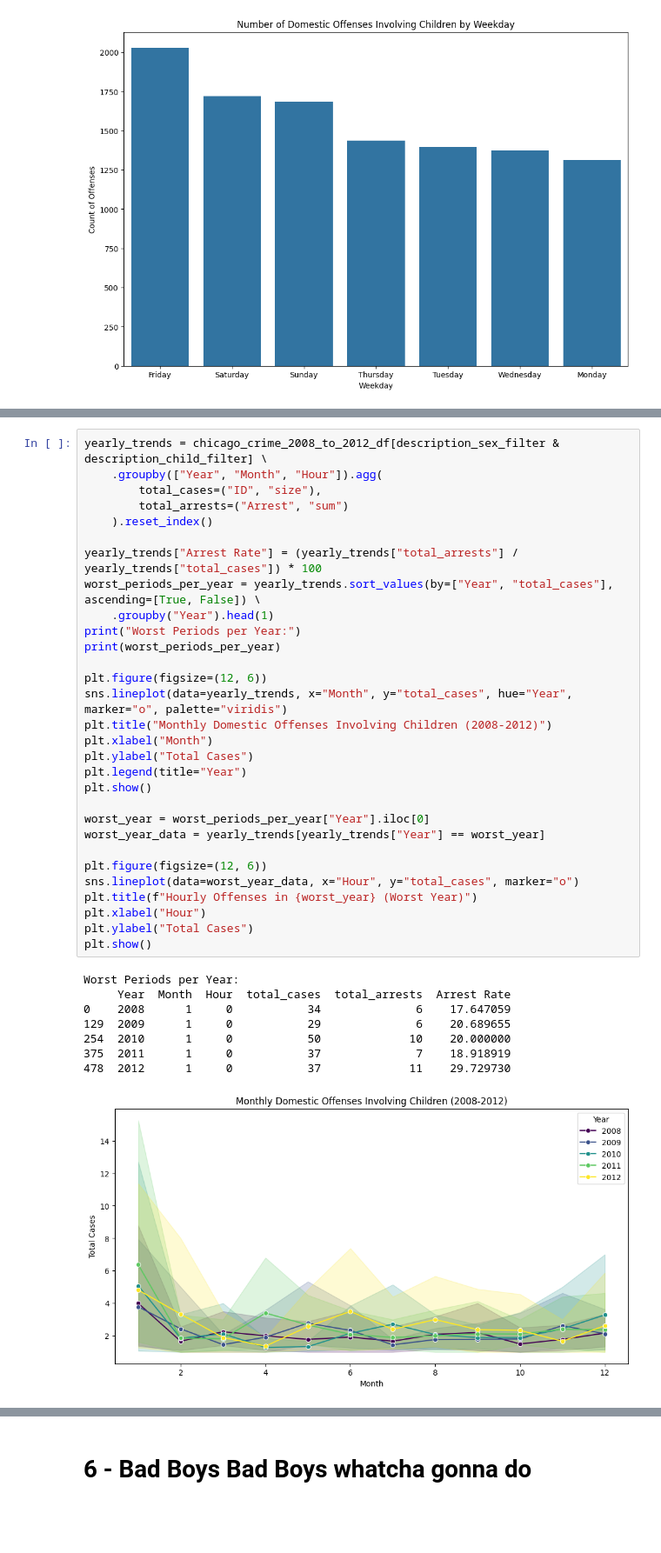
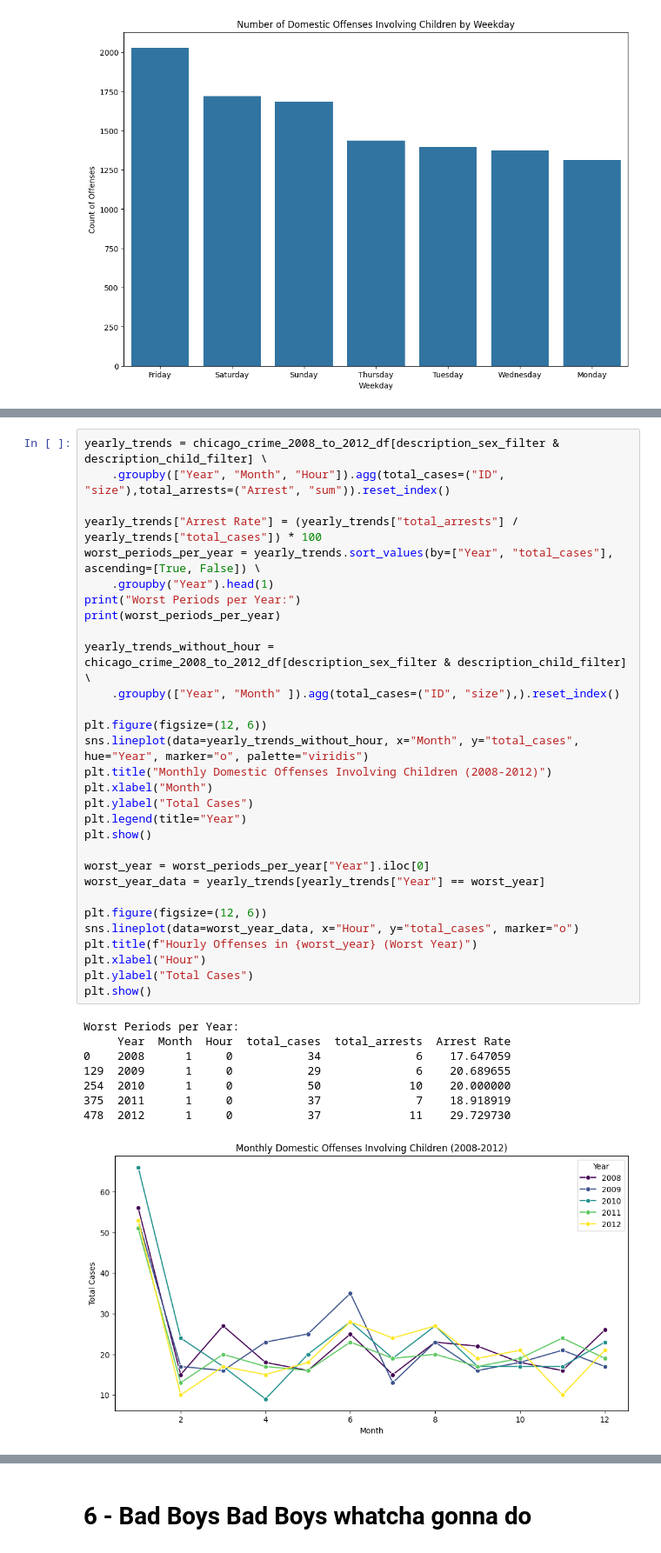
Before and after one commit to Cederlid/databehandling, a Jupyter notebook: laboration/chicago.ipynb, the cells around one changed output, grey strips where cells are left out. Shown at 87% size. Saved outputs shown, nothing was run; the diff lists cells and outputs as text; blank space fills up the shorter version.

```diff
--- a/laboration/chicago.ipynb
+++ b/laboration/chicago.ipynb
@@ -553,43 +553,43 @@ print(worst_periods.head(10).to_string(index=False))
   Tuesday    14            6              4    66.666667
 # %%
 yearly_trends = chicago_crime_2008_to_2012_df[description_sex_filter & description_child_filter] \
-    .groupby(["Year", "Month", "Hour"]).agg(
-        total_cases=("ID", "size"),
-        total_arrests=("Arrest", "sum")
-    ).reset_index()
+    .groupby(["Year", "Month", "Hour"]).agg(total_cases=("ID", "size"),total_arrests=("Arrest", "sum")).reset_index()
 
 yearly_trends["Arrest Rate"] = (yearly_trends["total_arrests"] / yearly_trends["total_cases"]) * 100
 worst_periods_per_year = yearly_trends.sort_values(by=["Year", "total_cases"], ascending=[True, False]) \
     .groupby("Year").head(1)
 print("Worst Periods per Year:")
 print(worst_periods_per_year)
 
+yearly_trends_without_hour = chicago_crime_2008_to_2012_df[description_sex_filter & description_child_filter] \
+    .groupby(["Year", "Month" ]).agg(total_cases=("ID", "size"),).reset_index()
+
 plt.figure(figsize=(12, 6))
-sns.lineplot(data=yearly_trends, x="Month", y="total_cases", hue="Year", marker="o", palette="viridis")
+sns.lineplot(data=yearly_trends_without_hour, x="Month", y="total_cases", hue="Year", marker="o", palette="viridis")
 plt.title("Monthly Domestic Offenses Involving Children (2008-2012)")
 plt.xlabel("Month")
 plt.ylabel("Total Cases")
 plt.legend(title="Year")
 plt.show()
 
 worst_year = worst_periods_per_year["Year"].iloc[0]
 worst_year_data = yearly_trends[yearly_trends["Year"] == worst_year]
 
 plt.figure(figsize=(12, 6))
 sns.lineplot(data=worst_year_data, x="Hour", y="total_cases", marker="o")
 plt.title(f"Hourly Offenses in {worst_year} (Worst Year)")
 plt.xlabel("Hour")
 plt.ylabel("Total Cases")
 plt.show()
 # %% [output]
 Worst Periods per Year:
      Year  Month  Hour  total_cases  total_arrests  Arrest Rate
 0    2008      1     0           34              6    17.647059
 129  2009      1     0           29              6    20.689655
 254  2010      1     0           50             10    20.000000
 375  2011      1     0           37              7    18.918919
 478  2012      1     0           37             11    29.729730
-[figure, old version]
+[figure, new version]
 [figure]
 # %% [markdown]
 # 6 - Bad Boys Bad Boys whatcha gonna do
```
Also changed, not shown: parts of 5 cells of this notebook.
